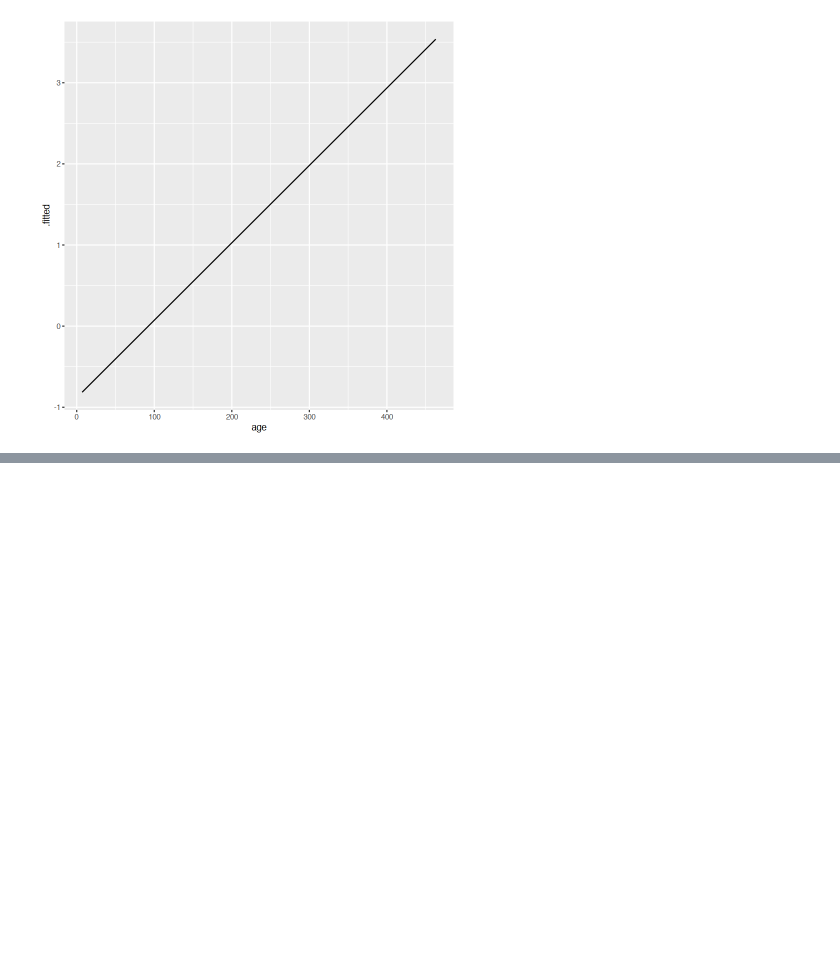
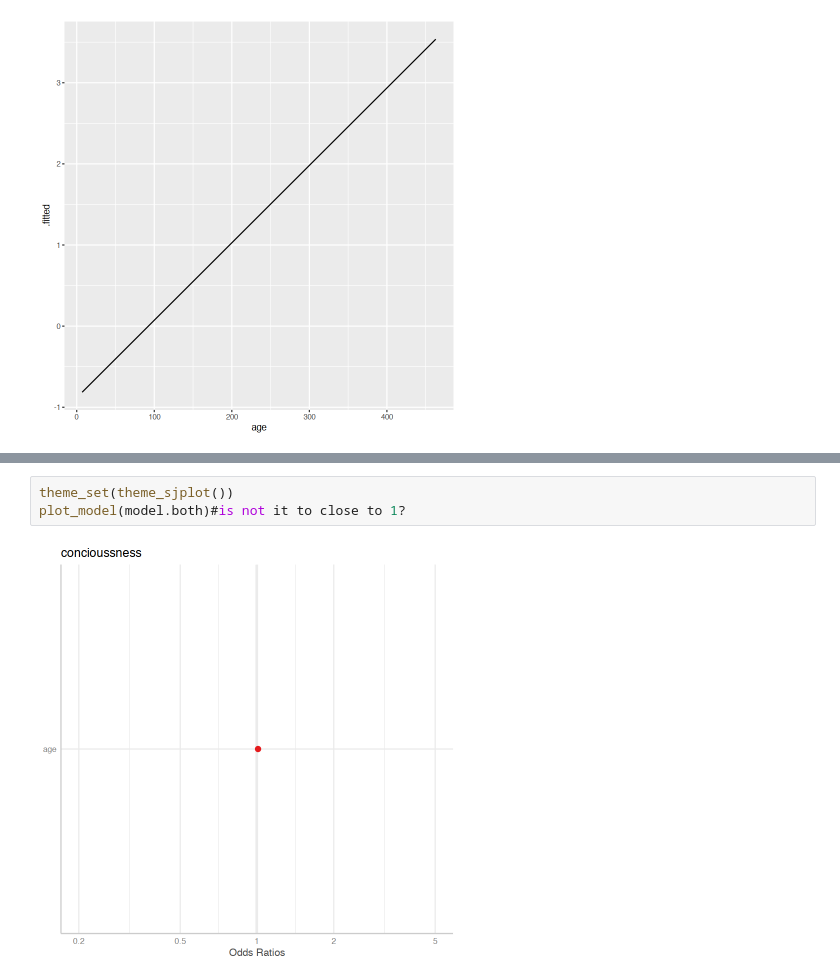
Before and after one commit to norberello/age-and-consciousness-in-chimps, a Jupyter notebook: Pan conciousness.ipynb, the cells around one changed output, grey strips where cells are left out. Saved outputs shown, nothing was run; the diff lists cells and outputs as text; blank space fills up the shorter version.

```diff
--- a/Pan conciousness.ipynb
+++ b/Pan conciousness.ipynb
@@ -171,0 +294,5 @@ ggplot(data=output.model,aes(age,prob))+geom_line()
+# %%
+theme_set(theme_sjplot())
+plot_model(model.both)#is not it to close to 1?
+# %% [output]
+[figure, added]
```
Also changed, not shown: parts of 23 cells of this notebook.
